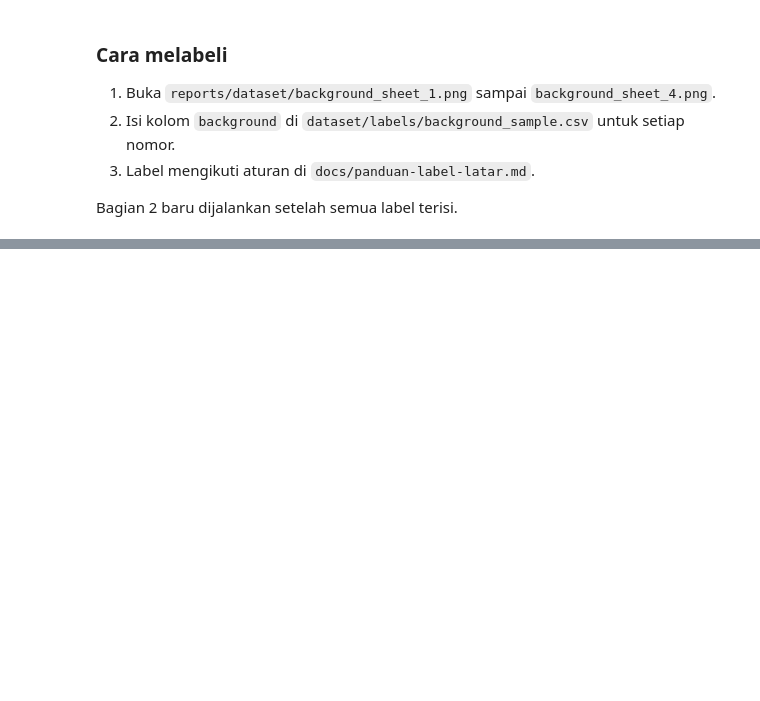
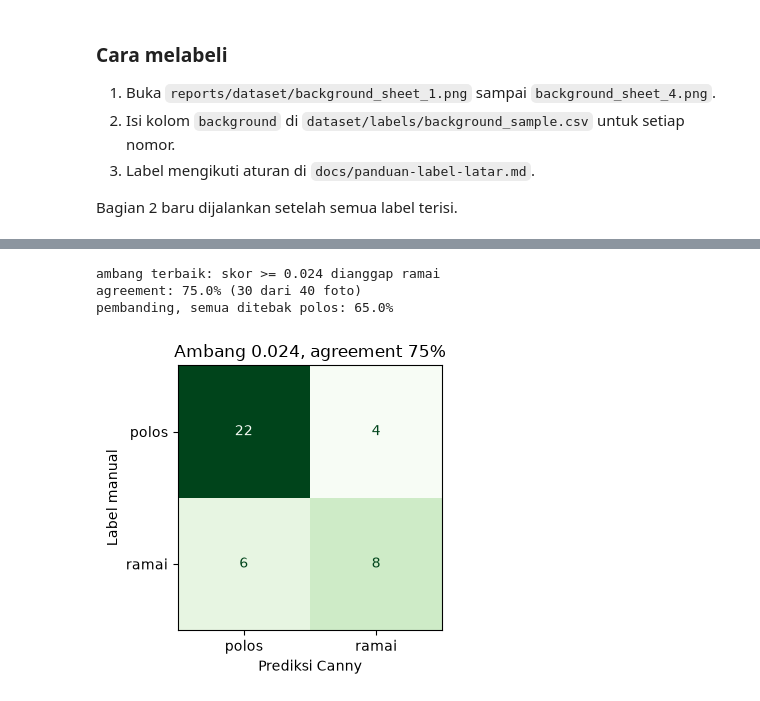
Before and after one commit to SenyuminAja16/waste-classification, a Jupyter notebook: dataset/notebooks/01_background_canny_test.ipynb, the cells around one changed output, grey strips where cells are left out. Cells and saved outputs as stored; diff of their text form; code cells hidden in the pictures; blank space fills up the shorter version.

```diff
--- a/dataset/notebooks/01_background_canny_test.ipynb
+++ b/dataset/notebooks/01_background_canny_test.ipynb
@@ -115,0 +213,27 @@ Bagian 2 baru dijalankan setelah semua label terisi.
+# %%
+from sklearn.metrics import ConfusionMatrixDisplay
+
+candidates = np.unique(scores["score"])
+agreements = [((scores["score"] >= threshold) == is_ramai).mean() for threshold in candidates]
+best_threshold = candidates[int(np.argmax(agreements))]
+predicted = pd.Series(np.where(scores["score"] >= best_threshold, "ramai", "polos"), name="prediksi Canny")
+agreement = (predicted == scores["background"]).mean()
+baseline = (~is_ramai).mean()
+
+print(f"ambang terbaik: skor >= {best_threshold:.3f} dianggap ramai")
+print(f"agreement: {agreement:.1%} ({(predicted == scores['background']).sum()} dari {len(scores)} foto)")
+print(f"pembanding, semua ditebak polos: {baseline:.1%}")
+fig, ax = plt.subplots(figsize=(4, 3.6))
+ConfusionMatrixDisplay.from_predictions(
+    scores["background"], predicted, labels=["polos", "ramai"], cmap="Greens", colorbar=False, ax=ax
+)
+ax.set_xlabel("Prediksi Canny")
+ax.set_ylabel("Label manual")
+ax.set_title(f"Ambang {best_threshold:.3f}, agreement {agreement:.0%}")
+fig.tight_layout()
+fig.savefig(REPORTS_DIR / "dataset" / "background_canny_confusion.png", dpi=150)
+# %% [output]
+ambang terbaik: skor >= 0.024 dianggap ramai
+agreement: 75.0% (30 dari 40 foto)
+pembanding, semua ditebak polos: 65.0%
+[figure, added]
```
Also changed, not shown: parts of 11 cells of this notebook, 4 other files.
